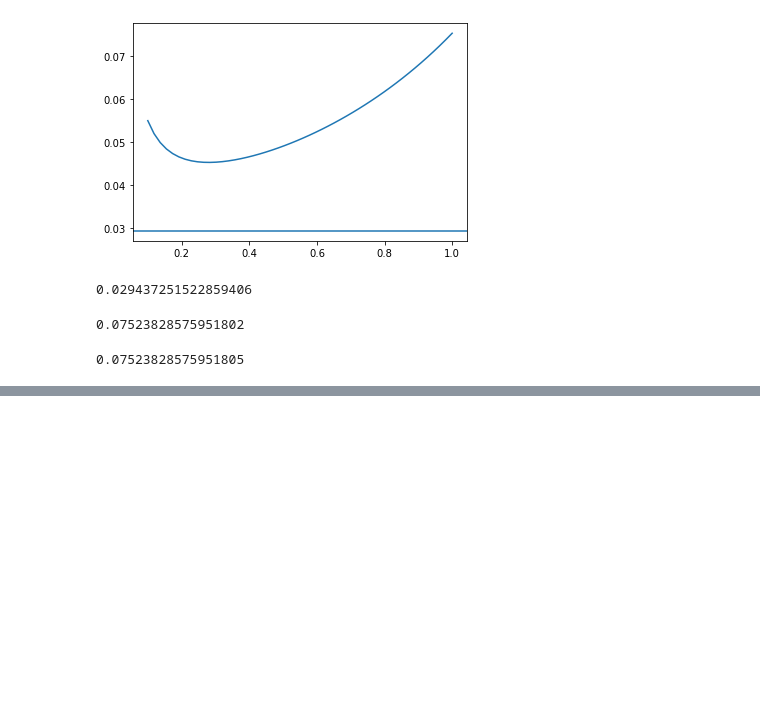
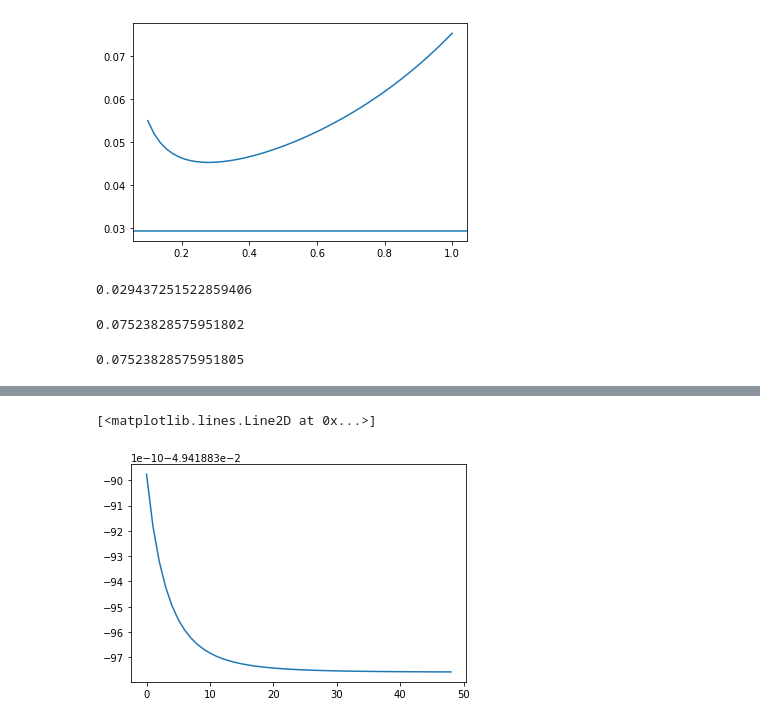
Before and after one commit to hainingpan/AlEuS, a Jupyter notebook: Untitled.ipynb, the cells around one changed output, grey strips where cells are left out. Cells and saved outputs as stored; diff of their text form; code cells hidden in the pictures; blank space fills up the shorter version.

```diff
--- a/Untitled.ipynb
+++ b/Untitled.ipynb
@@ -163,0 +179,5 @@ smatrix.transmission(0,0)
+# %%
+plt.plot(z['htotlist'].flatten())
+# %% [output]
+[<matplotlib.lines.Line2D at 0x...>]
+[figure, added]
```
Also changed, not shown: parts of 5 cells of this notebook, 6 other files.
